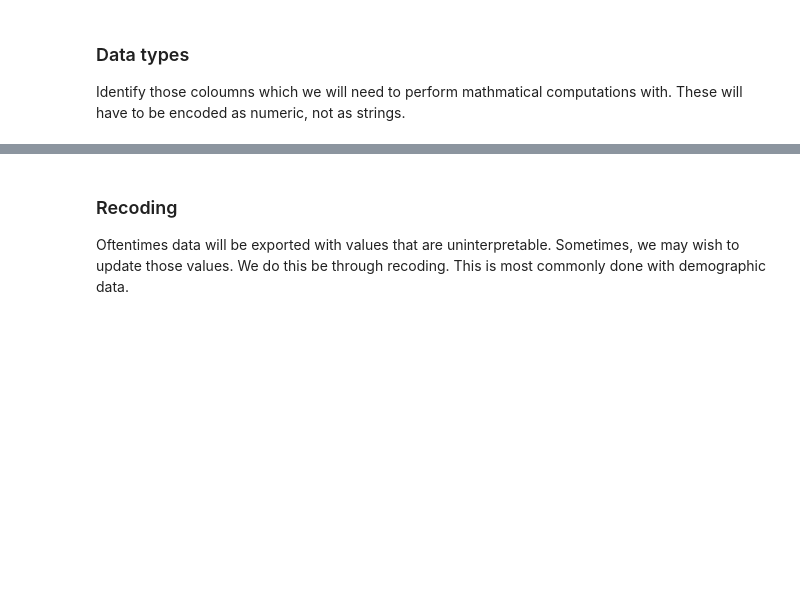
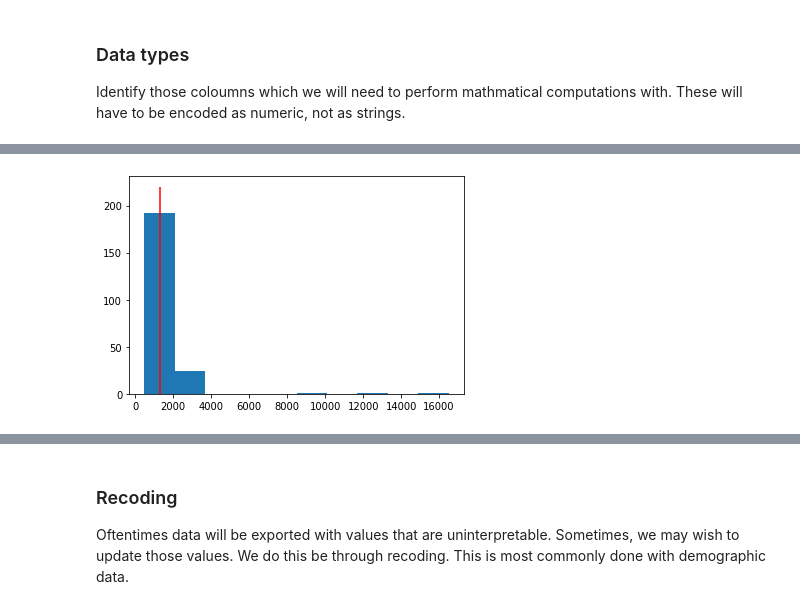
Before and after one commit to KillianMcL/PythonSocSci, a Jupyter notebook: Notebooks/Data Cleaning and Manipulation.ipynb, the cells around one changed output, grey strips where cells are left out. Saved outputs shown, nothing was run; the diff lists cells and outputs as text; code cells hidden in the pictures; blank space fills up the shorter version.

```diff
--- a/Notebooks/Data Cleaning and Manipulation.ipynb
+++ b/Notebooks/Data Cleaning and Manipulation.ipynb
@@ -78,0 +296,11 @@ Applying the pre-registered exclusions criteria to remove ineligible participant
+# %%
+time_mdn = df["Duration (in seconds)"].median()
+# %%
+plt.figure()
+
+plt.hist(df["Duration (in seconds)"])
+plt.vlines(time_mdn, ymin = 0, ymax = 220, color = "red")
+
+plt.show()
+# %% [output]
+[figure, added]
```
Also changed, not shown: parts of 53 cells of this notebook.
